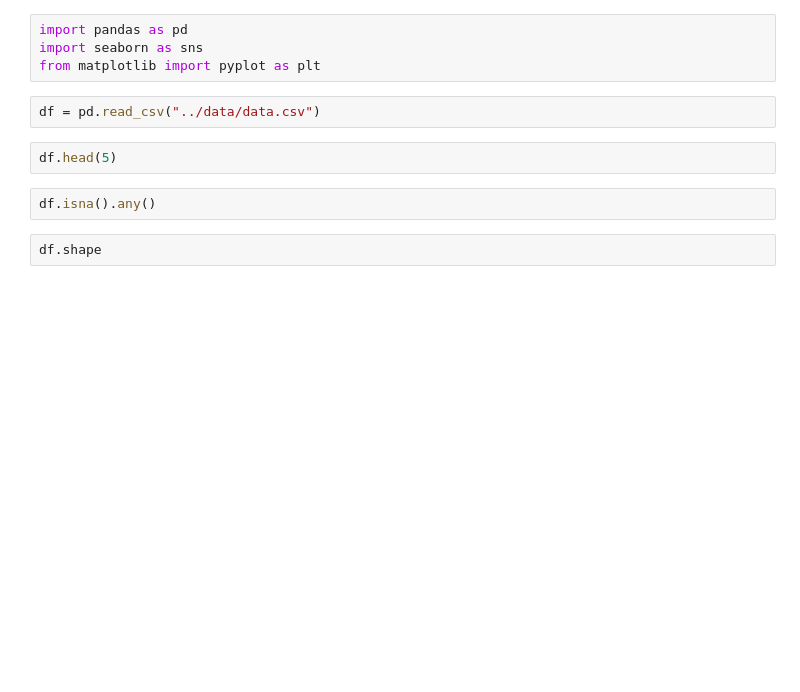
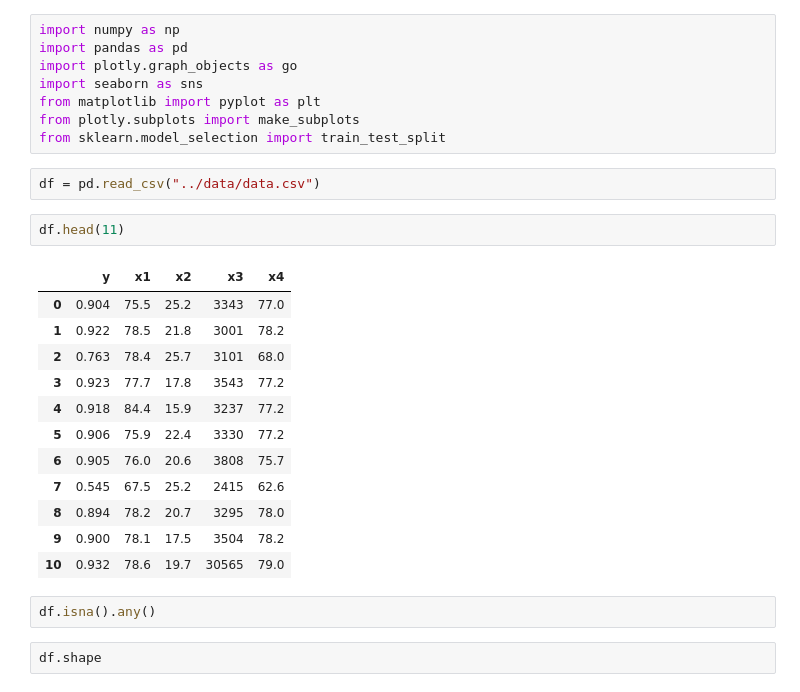
Before and after one commit to coolworld2049/machine_learning, a Jupyter notebook: pr2_gmdh/notebooks/notebook.ipynb, the cells around one changed output. Saved outputs shown, nothing was run; the diff lists cells and outputs as text; blank space fills up the shorter version.

```diff
--- a/pr2_gmdh/notebooks/notebook.ipynb
+++ b/pr2_gmdh/notebooks/notebook.ipynb
@@ -1,11 +1,28 @@
 # %%
+import numpy as np
 import pandas as pd
+import plotly.graph_objects as go
 import seaborn as sns
 from matplotlib import pyplot as plt
+from plotly.subplots import make_subplots
+from sklearn.model_selection import train_test_split
 # %%
 df = pd.read_csv("../data/data.csv")
 # %%
-df.head(5)
+df.head(11)
+# %% [output]
+|  | y | x1 | x2 | x3 | x4 |
+| 0 | 0.904 | 75.5 | 25.2 | 3343 | 77.0 |
+| 1 | 0.922 | 78.5 | 21.8 | 3001 | 78.2 |
+| 2 | 0.763 | 78.4 | 25.7 | 3101 | 68.0 |
+| 3 | 0.923 | 77.7 | 17.8 | 3543 | 77.2 |
+| 4 | 0.918 | 84.4 | 15.9 | 3237 | 77.2 |
+| 5 | 0.906 | 75.9 | 22.4 | 3330 | 77.2 |
+| 6 | 0.905 | 76.0 | 20.6 | 3808 | 75.7 |
+| 7 | 0.545 | 67.5 | 25.2 | 2415 | 62.6 |
+| 8 | 0.894 | 78.2 | 20.7 | 3295 | 78.0 |
+| 9 | 0.900 | 78.1 | 17.5 | 3504 | 78.2 |
+| 10 | 0.932 | 78.6 | 19.7 | 30565 | 79.0 |
 # %%
 df.isna().any()
 # %%
```
Also changed, not shown: parts of 19 cells of this notebook, 7 other files.
